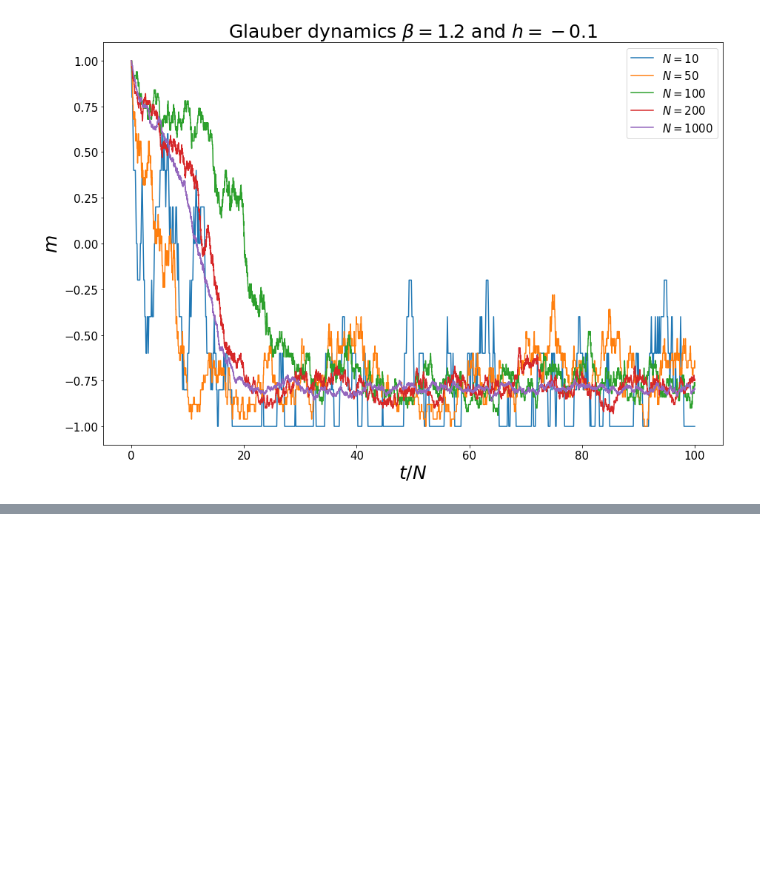
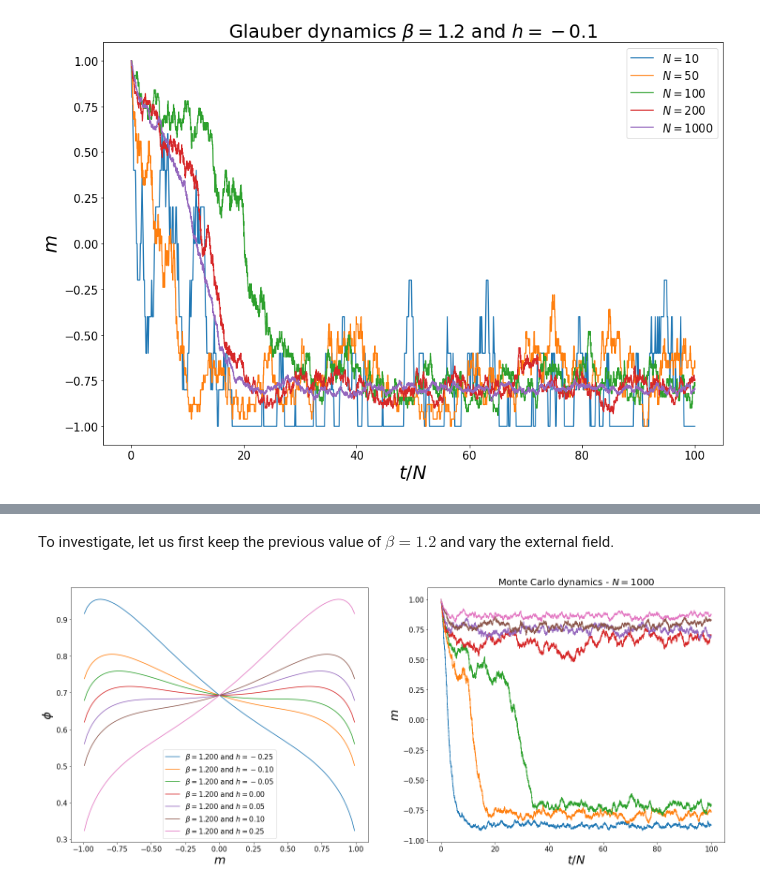
Before and after one commit to rodsveiga/PHYS-642, a Jupyter notebook: hm1.ipynb, the cells around one changed output, grey strips where cells are left out. Drawn from its saved outputs; the diff is of its cells as text; code cells hidden in the pictures; blank space fills up the shorter version.

```diff
--- a/hm1.ipynb
+++ b/hm1.ipynb
@@ -367,0 +386,31 @@ d) Stationary expected magnetization
+# %%
+def phi(m, beta, h):
+    H = -0.5*(1 + m)*np.log(0.5*(1 + m)) - 0.5*(1 - m)*np.log(0.5*(1 - m))
+    return H + beta*h*m + 0.5*beta*m*m
+# %% [markdown]
+To investigate, let us first keep the previous value of $\beta = 1.2 $ and vary the external field.
+# %%
+beta_ = [1.2, 1.2, 1.2, 1.2, 1.2, 1.2, 1.2]
+h_ = [-0.25, -0.1, -0.05, 0, 0.05, 0.1, 0.25]
+N = 1000
+
+m = np.linspace(-0.99, 0.99, 100)
+
+f, ax = plt.subplots(1, 2, figsize = (25, 10))
+
+for beta, h in zip(beta_, h_):
+    ax[0].plot(m,  phi(m, beta, h), label= '$\\beta =  %.3f $ and $h = %.2f $' % (beta, h))
+    MC_dyn = MCMC(N, beta, h)
+    ax[1].plot(np.arange(0, len(MC_dyn)) / N, MC_dyn)
+
+ax[0].set_xlabel('$m$', fontsize= 25)
+ax[0].set_ylabel('$\\phi$', fontsize= 25)
+ax[0].tick_params(labelsize=15)
+ax[0].legend(fontsize= 15)
+ax[1].set_title('Monte Carlo dynamics - $ N = %d $' % N, fontsize= 20)
+ax[1].set_xlabel('$t/N$', fontsize= 25)
+ax[1].set_ylabel('$m$', fontsize= 25)
+ax[1].tick_params(labelsize=15)
+plt.show()
+# %% [output]
+[figure, added]
```
Also changed, not shown: parts of 9 cells of this notebook.
